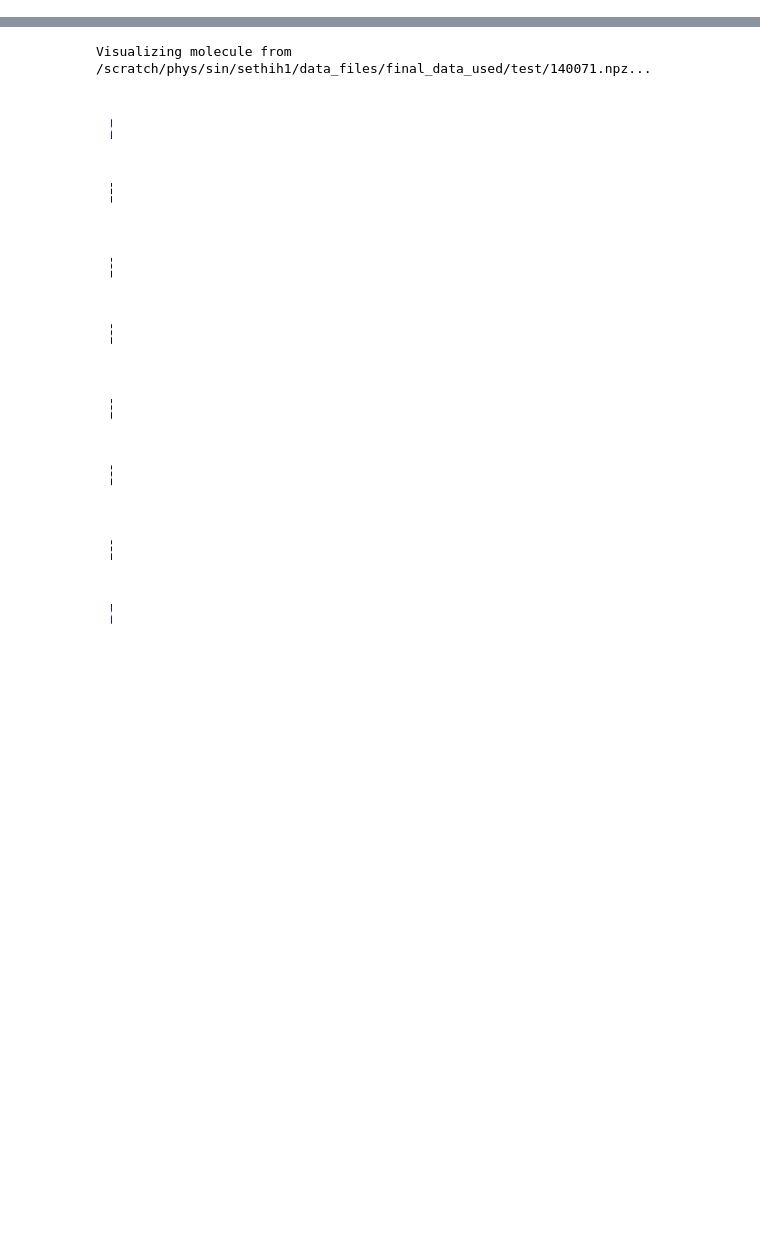
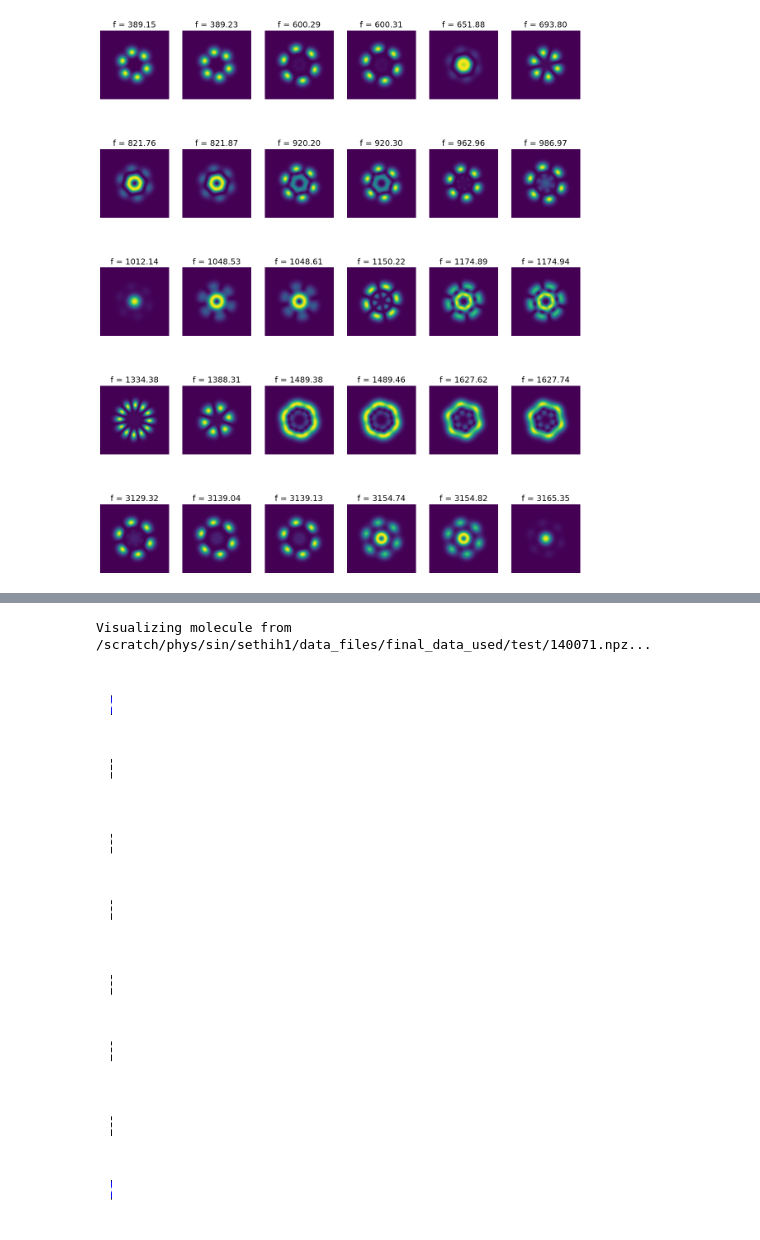
Before and after one commit to SINGROUP/ters_gen, a Jupyter notebook: notebooks/figures.ipynb, the cells around one changed output, grey strips where cells are left out. Cells and saved outputs as stored; diff of their text form; code cells hidden in the pictures; blank space fills up the shorter version.

```diff
--- a/notebooks/figures.ipynb
+++ b/notebooks/figures.ipynb
@@ -0,0 +1,17 @@
+# %%
+import numpy as np
+import matplotlib.pyplot as plt
+
+file_path = "/scratch/phys/sin/sethih1/Extended_TERS_data/planar_oct_2025/planar_again/planar_npz_0.05/train/71601.npz"
+
+
+data = np.load(file_path)
+
+# List all arrays stored in the file
+print("Keys in the .npz file:", data.files)
+
+# Access each array by its key name
+for key in data.files:
+    print(f"\nKey: {key}")
+    print("Array shape:", data[key].shape)
+    print("Array data:\n", data[key])
@@ -1,3 +44,17 @@
+# %%
+l = data['spectrums'].shape[2]
+
+fig, axs = plt.subplots(5, 6, figsize=(15,18))
+axs = axs.flatten()
+
+for i in range(l):
+    img = data['spectrums'][:, :, i]
+    f = data['frequencies'][i]
+    axs[i].imshow(img)
+    axs[i].axis('off')
+    axs[i].set_title(f'f = {f:.2f}', fontsize = 14)
+# %% [output]
+[figure, added]
 # %%
 import sys
 sys.path.append('../')
```
Also changed, not shown: parts of 3 cells of this notebook, 39 other files.
